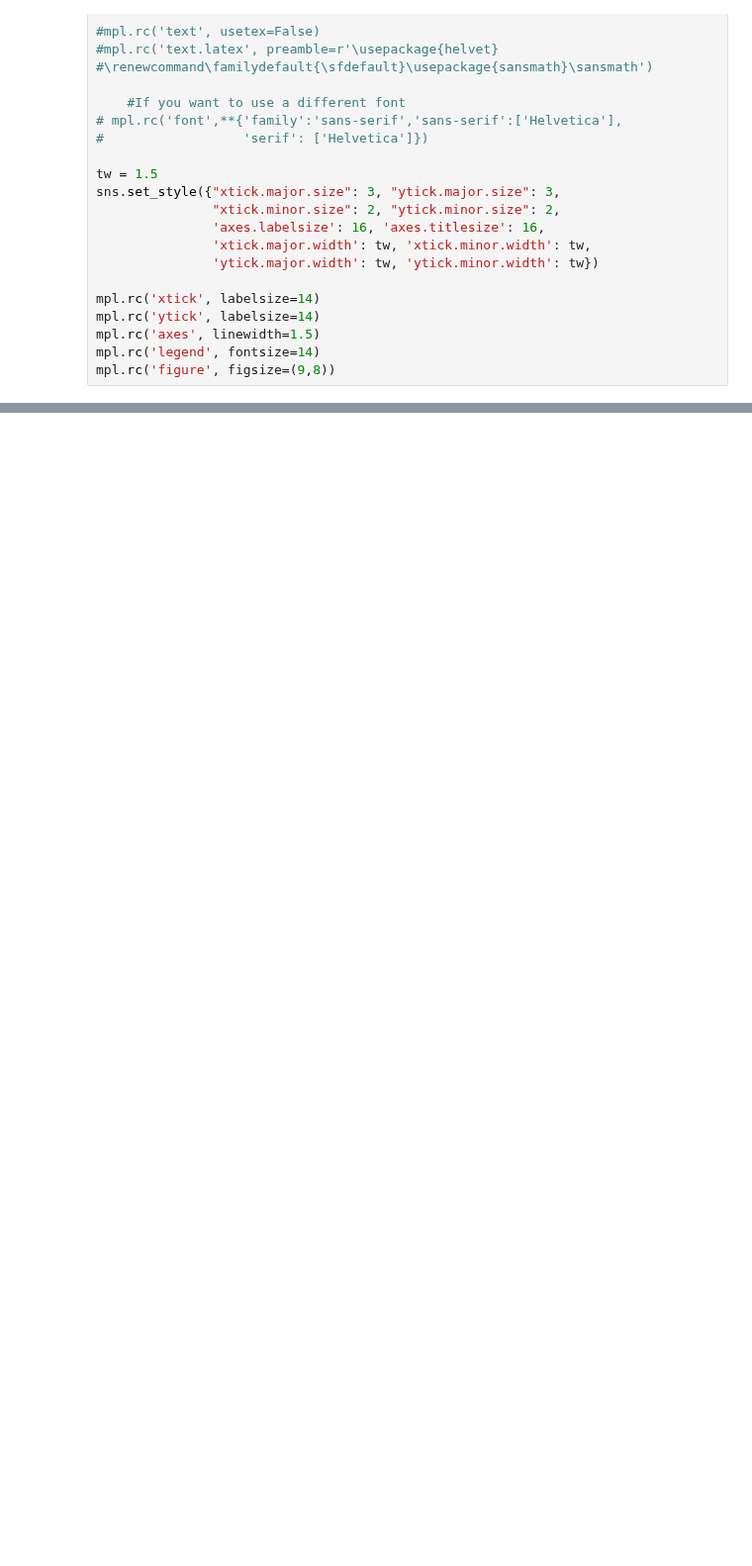
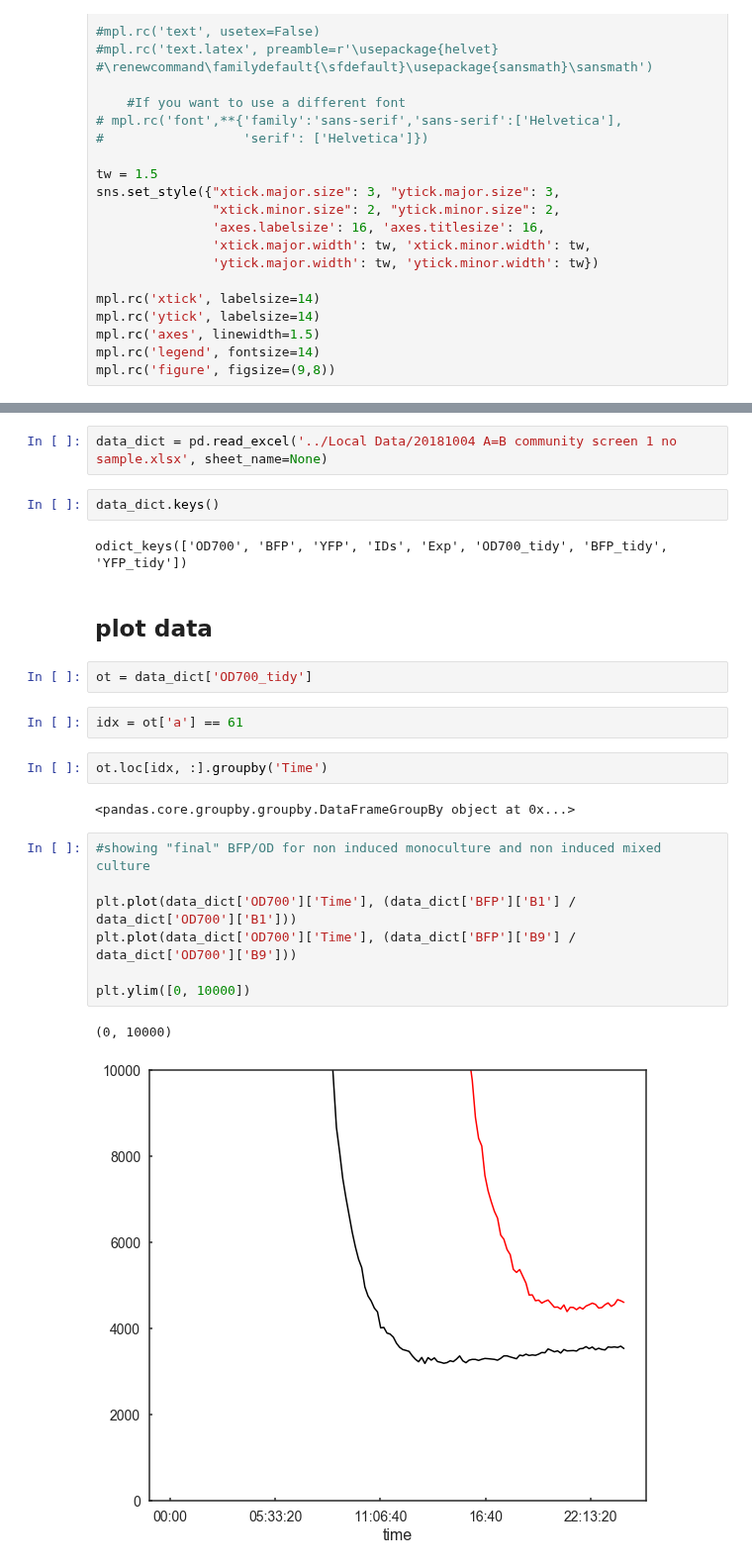
Before and after one commit to geezerbriefs/xpspython, a Jupyter notebook: analyze A=B biotek data.ipynb, the cells around one changed output, grey strips where cells are left out. Shown at 99% size. Saved outputs shown, nothing was run; the diff lists cells and outputs as text; blank space fills up the shorter version.

```diff
--- a/analyze A=B biotek data.ipynb
+++ b/analyze A=B biotek data.ipynb
@@ -48,0 +51,26 @@ mpl.rc('figure', figsize=(9,8))
+# %%
+data_dict = pd.read_excel('../Local Data/20181004 A=B community screen 1 no sample.xlsx', sheet_name=None)
+# %%
+data_dict.keys()
+# %% [output]
+odict_keys(['OD700', 'BFP', 'YFP', 'IDs', 'Exp', 'OD700_tidy', 'BFP_tidy', 'YFP_tidy'])
+# %% [markdown]
+## plot data
+# %%
+ot = data_dict['OD700_tidy']
+# %%
+idx = ot['a'] == 61
+# %%
+ot.loc[idx, :].groupby('Time')
+# %% [output]
+<pandas.core.groupby.groupby.DataFrameGroupBy object at 0x...>
+# %%
+#showing "final" BFP/OD for non induced monoculture and non induced mixed culture
+
+plt.plot(data_dict['OD700']['Time'], (data_dict['BFP']['B1'] / data_dict['OD700']['B1']))
+plt.plot(data_dict['OD700']['Time'], (data_dict['BFP']['B9'] / data_dict['OD700']['B9']))
+
+plt.ylim([0, 10000])
+# %% [output]
+(0, 10000)
+[figure, added]
```
Also changed, not shown: parts of 4 cells of this notebook.
